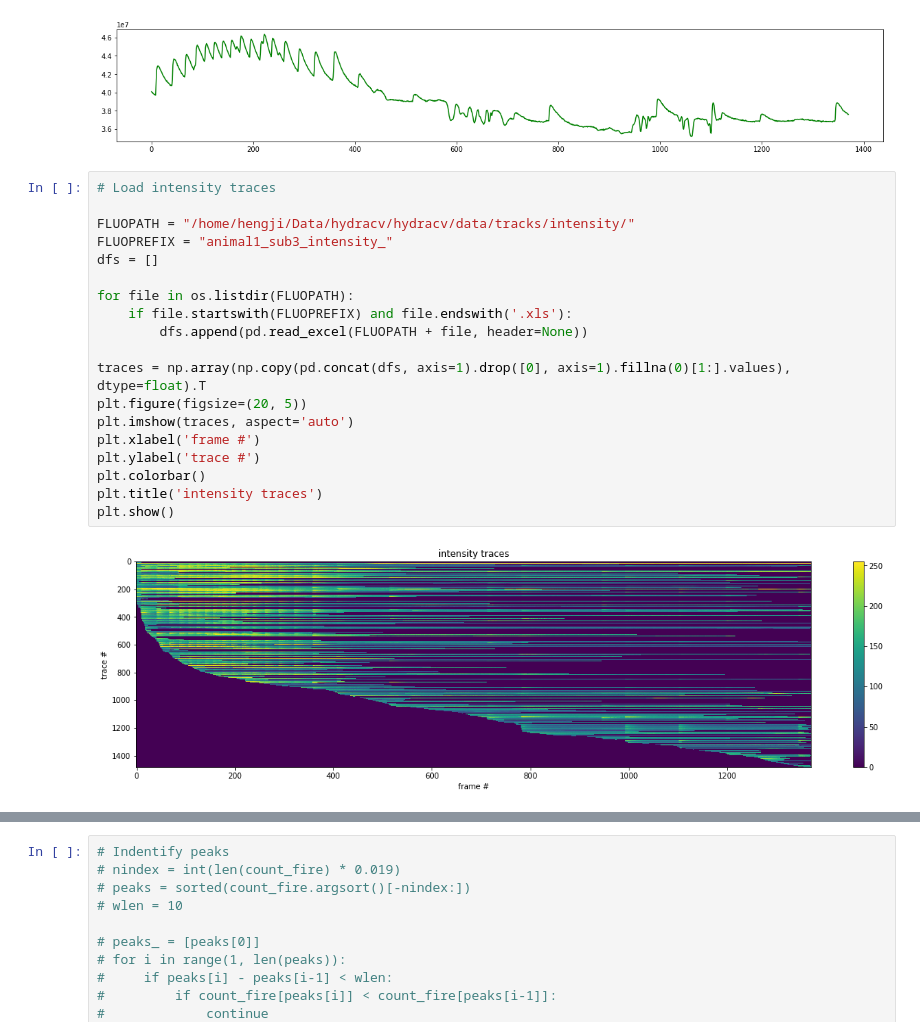
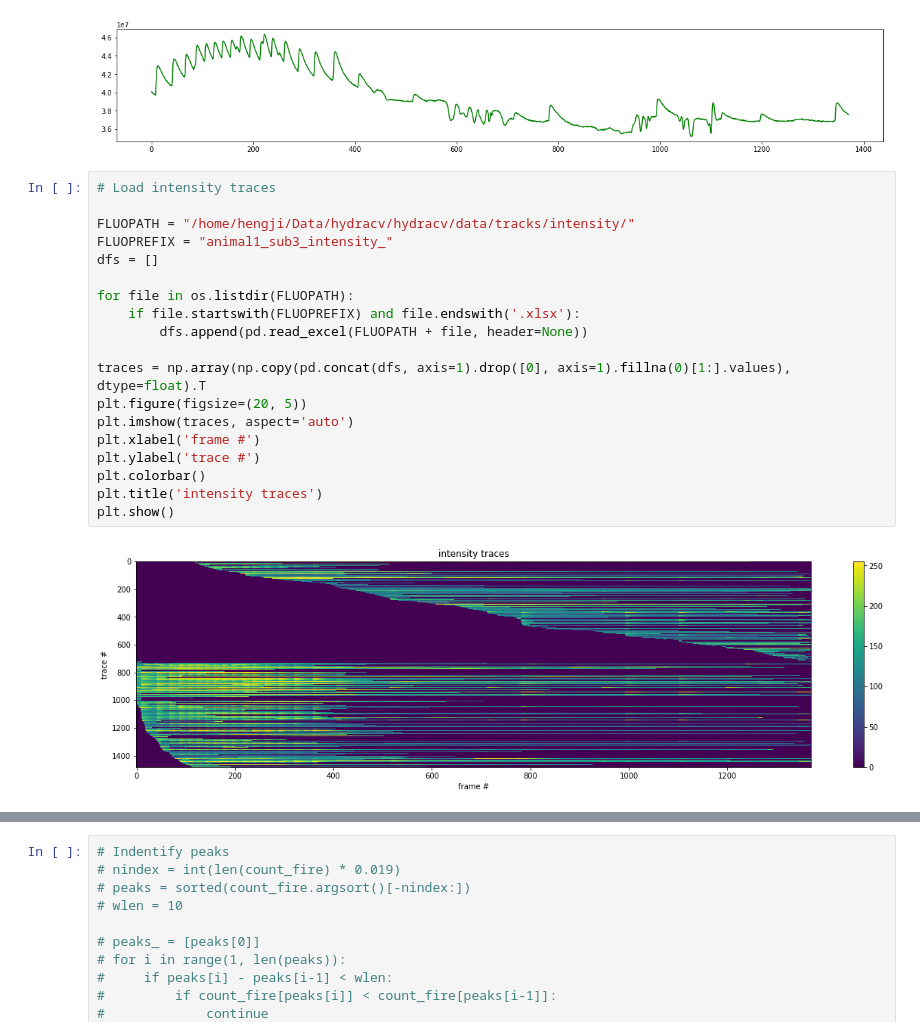
Before and after one commit to hengjiwang/hydracv, a Jupyter notebook: hydracv/decomposition/_anlz_tracks_animal1_sub3.ipynb, the cells around one changed output, grey strips where cells are left out. Cells and saved outputs as stored; diff of their text form.

```diff
--- a/hydracv/decomposition/_anlz_tracks_animal1_sub3.ipynb
+++ b/hydracv/decomposition/_anlz_tracks_animal1_sub3.ipynb
@@ -33,24 +33,24 @@ plt.show()
 # %%
 # Load intensity traces
 
 FLUOPATH = "/home/hengji/Data/hydracv/hydracv/data/tracks/intensity/"
 FLUOPREFIX = "animal1_sub3_intensity_"
 dfs = []
 
 for file in os.listdir(FLUOPATH):
-    if file.startswith(FLUOPREFIX) and file.endswith('.xls'):
+    if file.startswith(FLUOPREFIX) and file.endswith('.xlsx'):
         dfs.append(pd.read_excel(FLUOPATH + file, header=None))
 
 traces = np.array(np.copy(pd.concat(dfs, axis=1).drop([0], axis=1).fillna(0)[1:].values), dtype=float).T
 plt.figure(figsize=(20, 5))
 plt.imshow(traces, aspect='auto')
 plt.xlabel('frame #')
 plt.ylabel('trace #')
 plt.colorbar()
 plt.title('intensity traces')
 plt.show()
 # %% [output]
-[figure, old version]
+[figure, new version]
 # %%
 # Denoise traces
 
```
Also changed, not shown: parts of 9 cells of this notebook, 17 other files.
